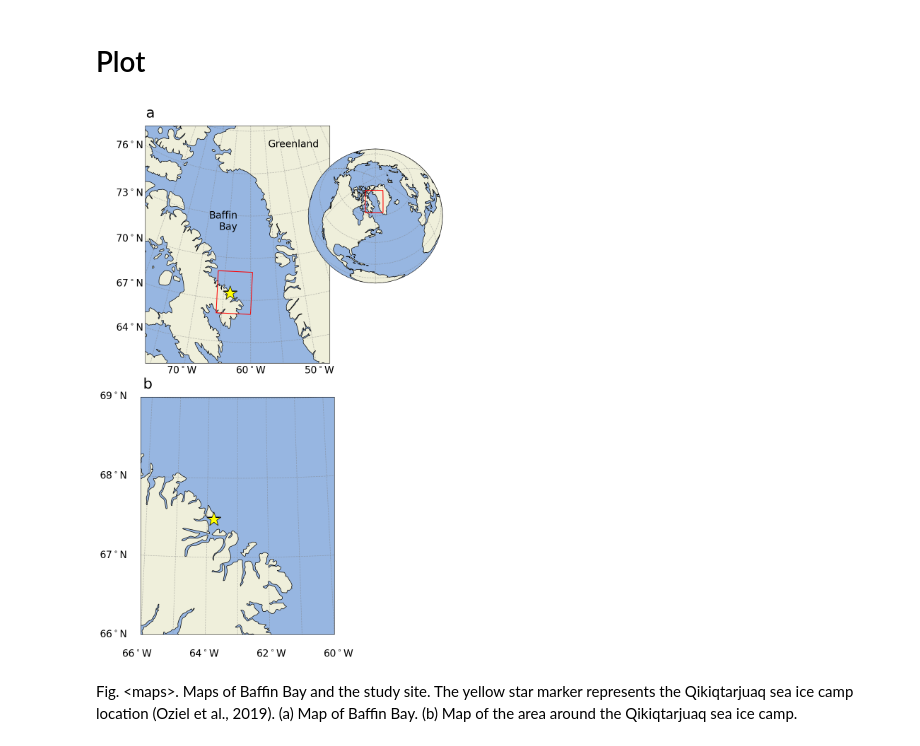
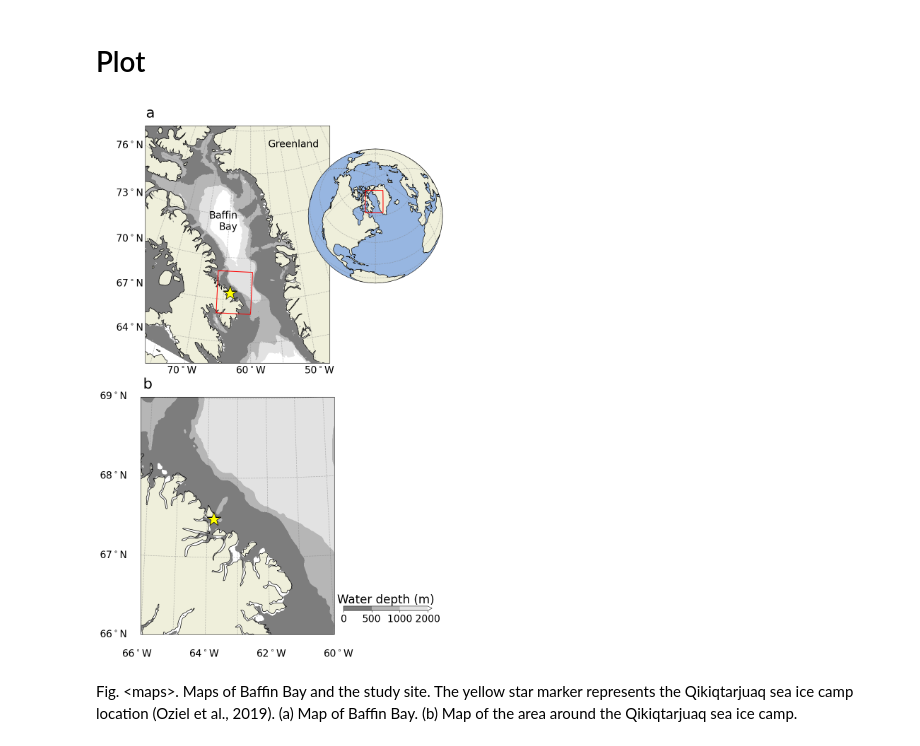
Before and after one commit to maximebenoitgagne/timing, a Jupyter notebook: timing.ipynb, the cells around one changed output. Cells and saved outputs as stored; diff of their text form; code cells hidden in the pictures.

```diff
--- a/timing.ipynb
+++ b/timing.ipynb
@@ -122,8 +122,8 @@ stations=[station5]
 # %% [markdown]
 # Plot
 # %%
-# plotbathymetry=True
-plotbathymetry=False
+plotbathymetry=True
+# plotbathymetry=False
 with plt.style.context('mplstyles/maps.mplstyle'):
     fig=plt.figure(figsize=(10, 16))
 
@@ -321,34 +321,34 @@ with plt.style.context('mplstyles/maps.mplstyle'):
     vertices = np.array([
         [extentStudyarea[0], extentStudyarea[2]], # left, bottom
         [extentStudyarea[0], extentStudyarea[3]], # left, top
         [extentStudyarea[1], extentStudyarea[3]], # right, top
         [extentStudyarea[1], extentStudyarea[2]], # right, bottom
         [extentStudyarea[0], extentStudyarea[2]]
     ])
     xVert,yVert = vertices.transpose()
     xBox = np.interp(np.arange(0,4,.02),np.arange(0,4.1,1),xVert)
     yBox = np.interp(np.arange(0,4,.02),np.arange(0,4.1,1),yVert)
     xyzBoxLatlon = ccrs.PlateCarree().transform_points(ax_bb.projection,
                                                        xBox,yBox)
     xBoxLatlon = xyzBoxLatlon[:,0]
     yBoxLatlon = xyzBoxLatlon[:,1]
     xyzBoxTransformed = proj_wm.transform_points(ccrs.PlateCarree(),
                                                  xBoxLatlon,yBoxLatlon)
     xBoxTransformed = xyzBoxTransformed[:,0]
     yBoxTransformed = xyzBoxTransformed[:,1]
     ax_wm.plot(xBoxTransformed,yBoxTransformed,'r')
 
     ax_wm.set_position( [0.60,0.60 ,0.38,0.38])
     ax_bb.set_position( [0.10,0.53 ,0.60,0.42])
     ax_am.set_position( [0.10,0.05 ,0.60,0.42])
 
     # --- SAVE
     if plotbathymetry:
         plt.savefig('figures_timing_progress/maps.'+ext,dpi=dpi)
     else:
         plt.savefig('figures_timing_progress/maps_nobathy.'+ext,dpi=dpi)
 # %% [output]
-[figure, old version]
+[figure, new version]
 # %% [markdown]
 Fig. \<maps\>.
 Maps of Baffin Bay and the study site. The yellow star marker represents the Qikiqtarjuaq sea ice camp location (Oziel et al., 2019).
```
Also changed, not shown: 2 other files.
